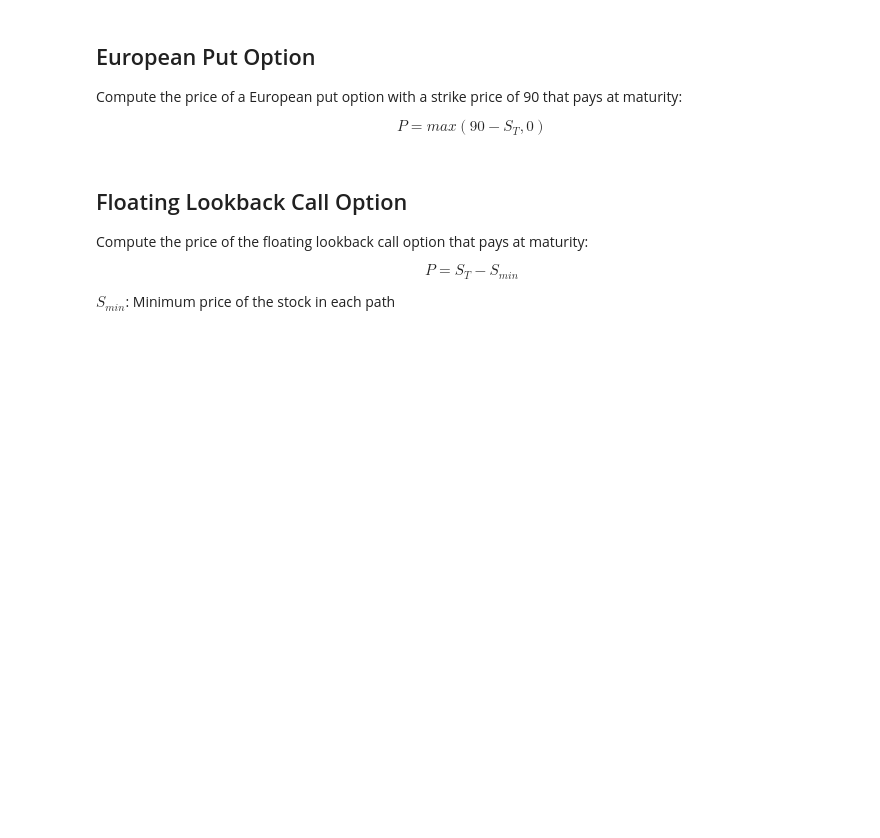
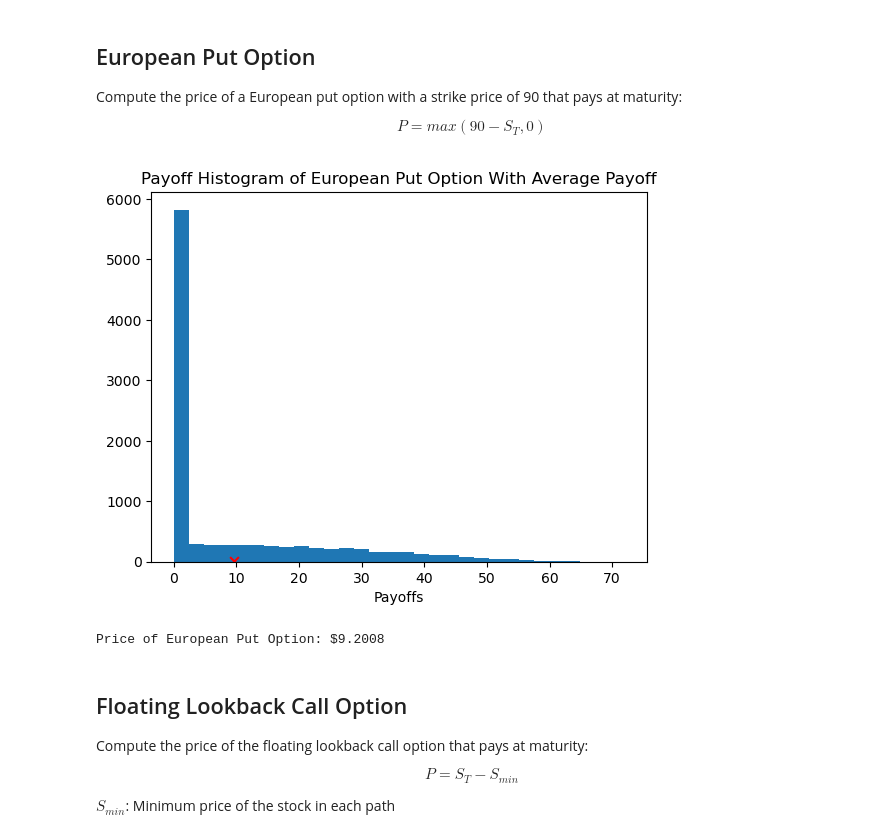
Before and after one commit to Stochastic-Foundations/Simulation-Based-Options-Pricing, a Jupyter notebook: OptionsPricing.ipynb, the cells around one changed output. Cells and saved outputs as stored; diff of their text form; code cells hidden in the pictures; blank space fills up the shorter version.

```diff
--- a/OptionsPricing.ipynb
+++ b/OptionsPricing.ipynb
@@ -14,6 +19,11 @@ $$ P = max(S_T - 110, 0) $$
 Compute the price of a European put option with a strike price of 90 that pays at maturity:
 
 $$ P = max(90 - S_T, 0) $$
+# %%
+Methodology.europeanPutPrice()
+# %% [output]
+[figure, added]
+Price of European Put Option: $9.2008
 # %% [markdown]
 ## Floating Lookback Call Option
 
```
Also changed, not shown: parts of 3 cells of this notebook, 1 other file.
